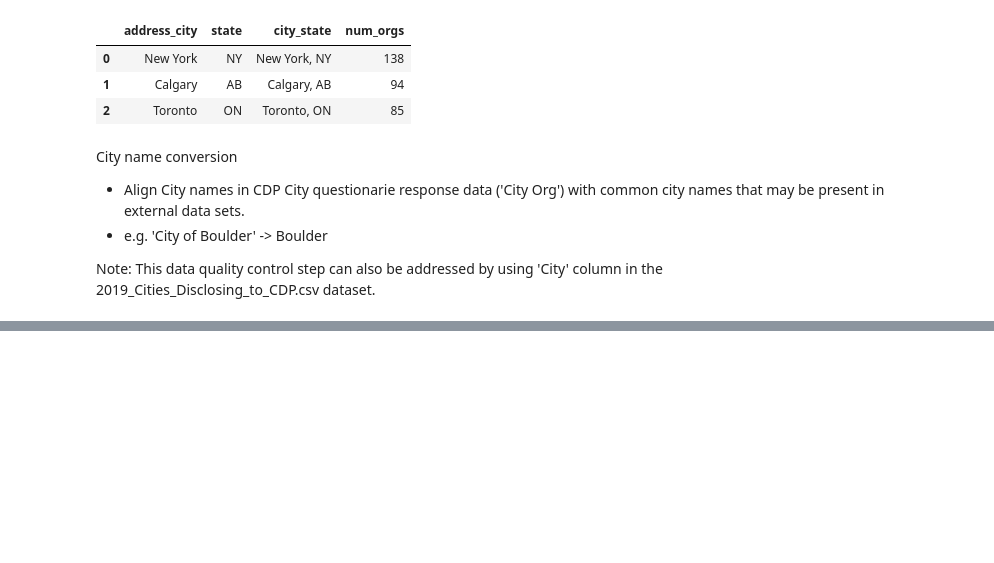
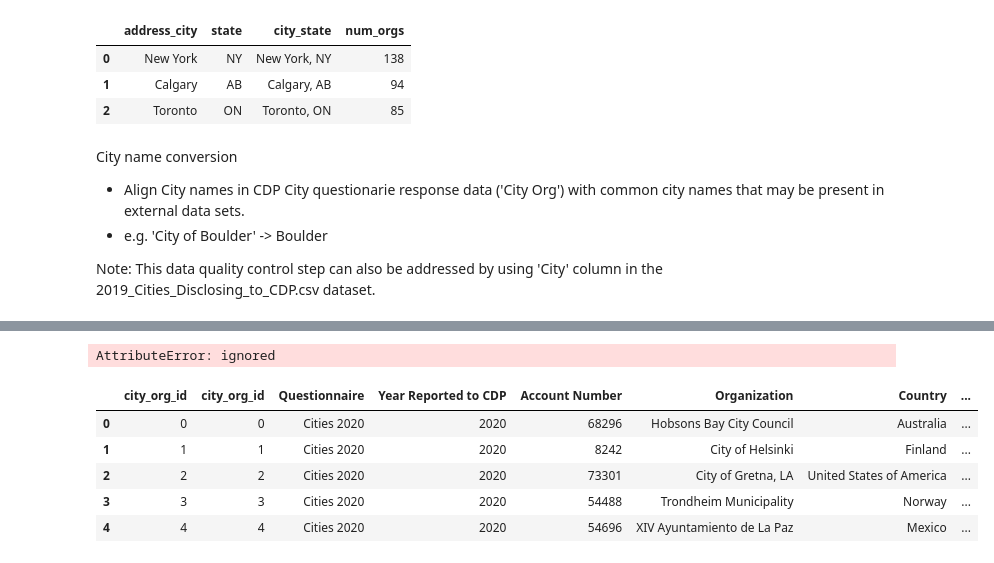
Before and after one commit to martin-fabbri/kaggle-competitions, a Jupyter notebook: cdp-unlocking-climate-solutions/1_kaggle_cdp_eda.ipynb, the cells around one changed output, grey strips where cells are left out. Cells and saved outputs as stored; diff of their text form; code cells hidden in the pictures; blank space fills up the shorter version.

```diff
--- a/cdp-unlocking-climate-solutions/1_kaggle_cdp_eda.ipynb
+++ b/cdp-unlocking-climate-solutions/1_kaggle_cdp_eda.ipynb
@@ -286,0 +287,24 @@ cities_df.head(3)
+# %%
+# convert id and city label columns into lists
+if 'city_id' not in cities_count.columns:
+  city_id_no = list_dedupe(cities_count['city_id'].tolist())
+  city_name = list_dedupe(cities_count['address_city'].tolist())
+
+if 'city_org_id' not in cities_df.columns:
+  city_org_id_no = list_dedupe(cities_df['city_org_id'].tolist())
+  city_org_name = list_dedupe(cities_df['Organization'].tolist())
+
+# remove added index column in cities df
+cities_df.drop('city_org_id', inplace=True, axis=1)
+cities_count.drop('city_id', inplace=True, axis=1)
+# %% [output]
+AttributeError: ignored
+# %%
+cities_df.head()
+# %% [output]
+|  | city_org_id | city_org_id | Questionnaire | Year Reported to CDP | Account Number | Organization | Country | ... |
+| 0 | 0 | 0 | Cities 2020 | 2020 | 68296 | Hobsons Bay City Council | Australia | ... |
+| 1 | 1 | 1 | Cities 2020 | 2020 | 8242 | City of Helsinki | Finland | ... |
+| 2 | 2 | 2 | Cities 2020 | 2020 | 73301 | City of Gretna, LA | United States of America | ... |
+| 3 | 3 | 3 | Cities 2020 | 2020 | 54488 | Trondheim Municipality | Norway | ... |
+| 4 | 4 | 4 | Cities 2020 | 2020 | 54696 | XIV Ayuntamiento de La Paz | Mexico | ... |
```
Also changed, not shown: parts of 5 cells of this notebook.
